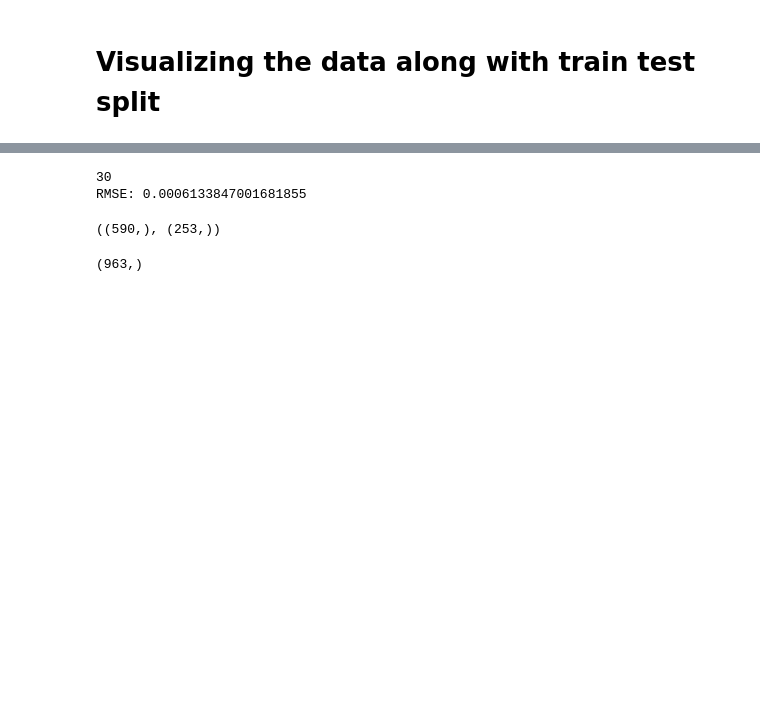
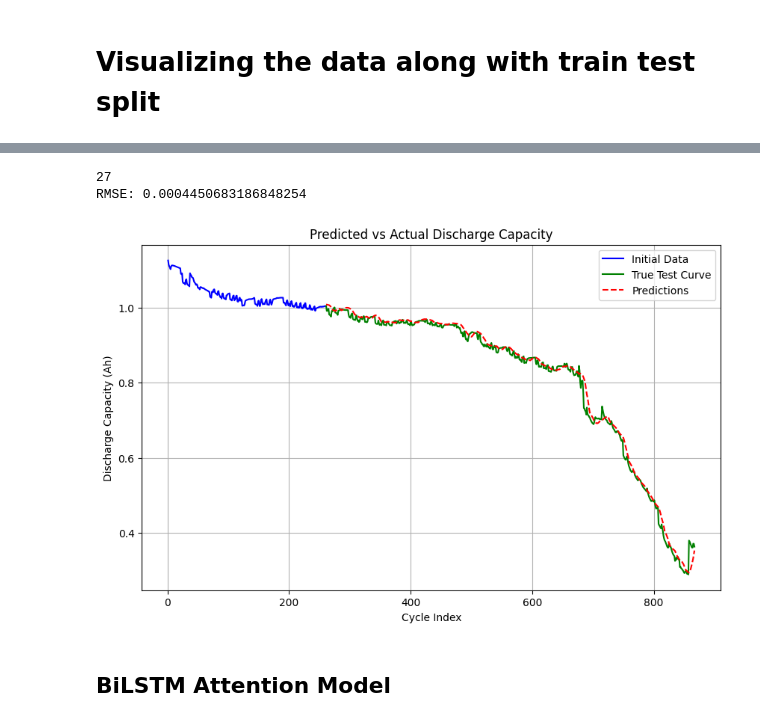
Before and after one commit to Shubham-Mate/Battery-RUL-Prediction, a Jupyter notebook: Paper Reproduction.ipynb, the cells around one changed output, grey strips where cells are left out. Cells and saved outputs as stored; diff of their text form; code cells hidden in the pictures; blank space fills up the shorter version.

```diff
--- a/Paper Reproduction.ipynb
+++ b/Paper Reproduction.ipynb
@@ -131,5 +108,0 @@ tensor([[0.1874]], device='cuda:0', grad_fn=<AddmmBackward0>)
-# %%
-for x, y in train_dataloader:
-    print(model_1(x.unsqueeze(1).to(device)).shape)
-    print(y.shape)
-    break
@@ -186,24 +213,12 @@ Epoch 25/25, Loss: 0.00027532794240274304
 # %%
-model.eval()
+model_1.eval()
 
 test_loss = 0.0
 criterion = torch.nn.MSELoss(reduction='sum')
 
 with torch.no_grad():
     for x, y in test_dataloader:
-        #print(x.shape, x.unsqueeze(1).shape)
-        #print(x.unsqueeze(1))
-        x = (x - MIN) / DIFF
-        y = (y - MIN) / DIFF
-        #x = x[5, :]
-        #print(x.unsqueeze(0).unsqueeze(0))
-        predictions = model(x.unsqueeze(1).to(device))
-        predictions = predictions.view(-1)
-        #print(x, predictions)
-        #print(predictions, y)
-        loss = criterion(predictions, y.to(device))
-        test_loss += loss.item()
-        #break
+        test_loss += test_step(model_1, x.unsqueeze(1), y, criterion, device, MIN, DIFF)
 
 test_loss = np.sqrt(test_loss)
 avg_test_loss = test_loss / (len(test_dataloader)*32)
@@ -211,39 +226,5 @@ print(len(test_dataloader))
 
 print(f"RMSE: {avg_test_loss:}")
 # %% [output]
-30
-RMSE: 0.0006133847001681855
+27
+RMSE: 0.0004450683186848254
-# %%
-cutoff_cycle = int(70*dfs[36].shape[0]/100)
-initial = dfs[36].loc[:cutoff_cycle, 'Discharge_Capacity(Ah)'].values
-test_curve = dfs[36].loc[cutoff_cycle:, 'Discharge_Capacity(Ah)'].values
-
-initial.shape, test_curve.shape
-# %% [output]
-((590,), (253,))
-# %%
-model.eval()
-
-initial = (initial - MIN) / DIFF
-test_curve = (test_curve - MIN) / DIFF
-with torch.no_grad():
-    while initial.shape[0] <= dfs[TEST_BATTERY].shape[0]:
-        sliding_window = torch.tensor(initial[-10:], dtype=torch.float32)
-        #sliding_window = (sliding_window - MIN) / DIFF
-
-        sliding_window = sliding_window.unsqueeze(0).unsqueeze(0)
-        print(sliding_window)
-        #sliding_windows = sliding_window.repeat(32, 1, 1)
-
-        #print(sliding_window.shape)
-        prediction = model(sliding_window.to(device))
-        #print(prediction, prediction.shape)
-        prediction = prediction.view(-1)[0]
-        initial = np.append(initial, prediction.to('cpu'))
-        #break
-
-print(initial.shape)
-# %%
-initial.shape
-# %% [output]
-(963,)
@@ -250,2 +293,8 @@ initial.shape
+# %%
+plot_predictions(model_1, dfs, TEST_BATTERY, generate_sliding_window_data, MIN, DIFF, device, 1, 30)
+# %% [output]
+[figure, added]
+# %% [markdown]
+## BiLSTM Attention Model
 # %%
 model_2 = BiLSTM_Attention(128).to(device)
```
Also changed, not shown: parts of 29 cells of this notebook, 5 other files.
